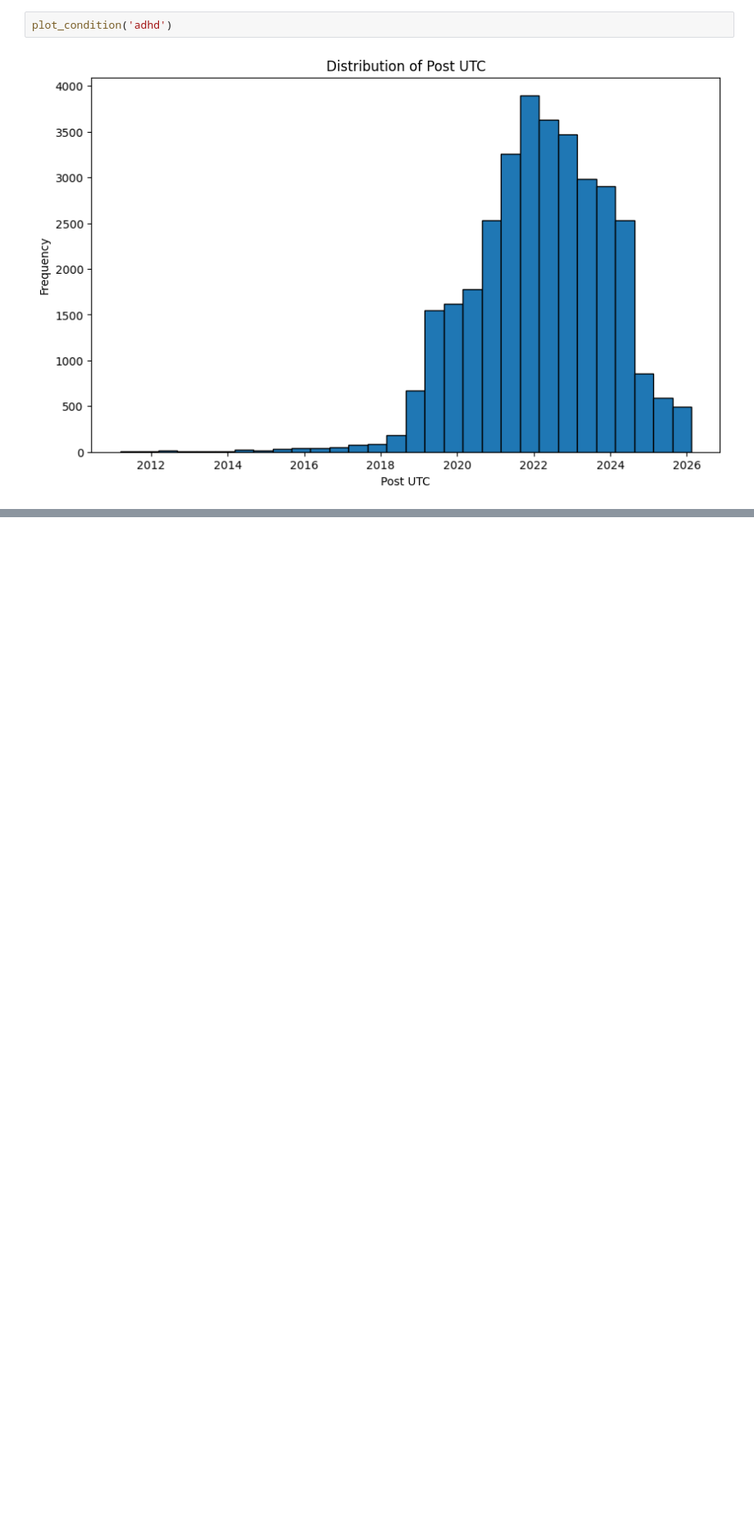
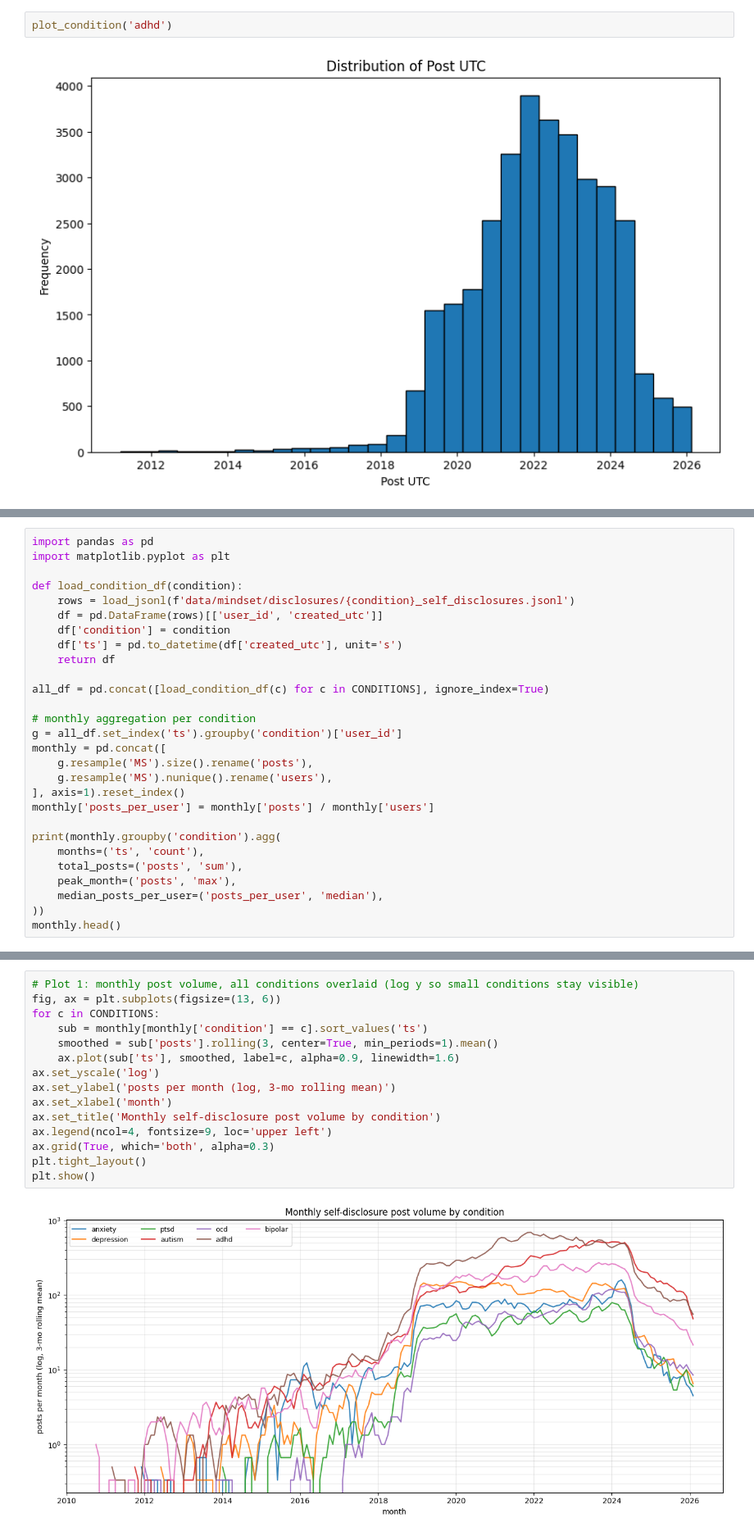
Before and after one commit to fibonacci-2/dynamics-paper, a Jupyter notebook: temporal-analysis.ipynb, the cells around one changed output, grey strips where cells are left out. Shown at 82% size. Drawn from its saved outputs; the diff is of its cells as text; blank space fills up the shorter version.

```diff
--- a/temporal-analysis.ipynb
+++ b/temporal-analysis.ipynb
@@ -39,0 +47,28 @@ plot_condition('adhd')
+# %%
+import pandas as pd
+import matplotlib.pyplot as plt
+
+def load_condition_df(condition):
+    rows = load_jsonl(f'data/mindset/disclosures/{condition}_self_disclosures.jsonl')
+    df = pd.DataFrame(rows)[['user_id', 'created_utc']]
+    df['condition'] = condition
+    df['ts'] = pd.to_datetime(df['created_utc'], unit='s')
+    return df
+
+all_df = pd.concat([load_condition_df(c) for c in CONDITIONS], ignore_index=True)
+
+# monthly aggregation per condition
+g = all_df.set_index('ts').groupby('condition')['user_id']
+monthly = pd.concat([
+    g.resample('MS').size().rename('posts'),
+    g.resample('MS').nunique().rename('users'),
+], axis=1).reset_index()
+monthly['posts_per_user'] = monthly['posts'] / monthly['users']
+
+print(monthly.groupby('condition').agg(
+    months=('ts', 'count'),
+    total_posts=('posts', 'sum'),
+    peak_month=('posts', 'max'),
+    median_posts_per_user=('posts_per_user', 'median'),
+))
+monthly.head()
@@ -39,0 +91,17 @@ plot_condition('adhd')
+# %%
+# Plot 1: monthly post volume, all conditions overlaid (log y so small conditions stay visible)
+fig, ax = plt.subplots(figsize=(13, 6))
+for c in CONDITIONS:
+    sub = monthly[monthly['condition'] == c].sort_values('ts')
+    smoothed = sub['posts'].rolling(3, center=True, min_periods=1).mean()
+    ax.plot(sub['ts'], smoothed, label=c, alpha=0.9, linewidth=1.6)
+ax.set_yscale('log')
+ax.set_ylabel('posts per month (log, 3-mo rolling mean)')
+ax.set_xlabel('month')
+ax.set_title('Monthly self-disclosure post volume by condition')
+ax.legend(ncol=4, fontsize=9, loc='upper left')
+ax.grid(True, which='both', alpha=0.3)
+plt.tight_layout()
+plt.show()
+# %% [output]
+[figure, added]
```
Also changed, not shown: parts of 5 cells of this notebook, 8 other files.
